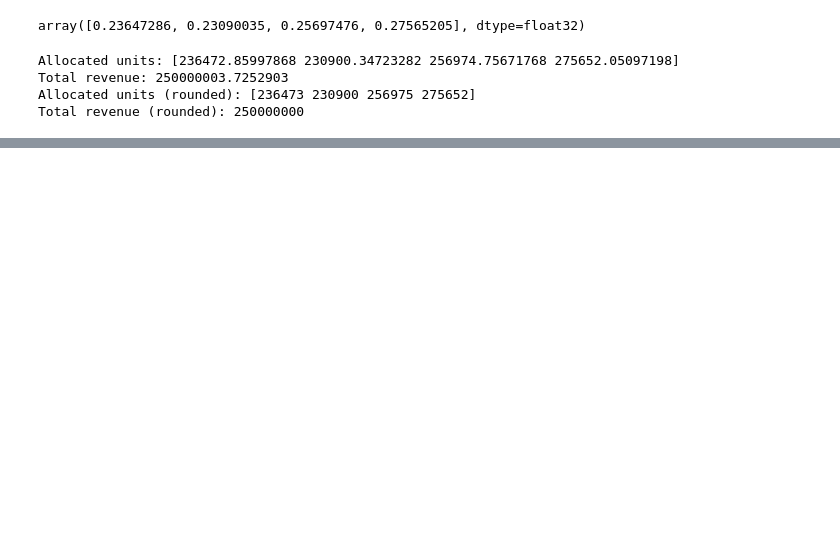
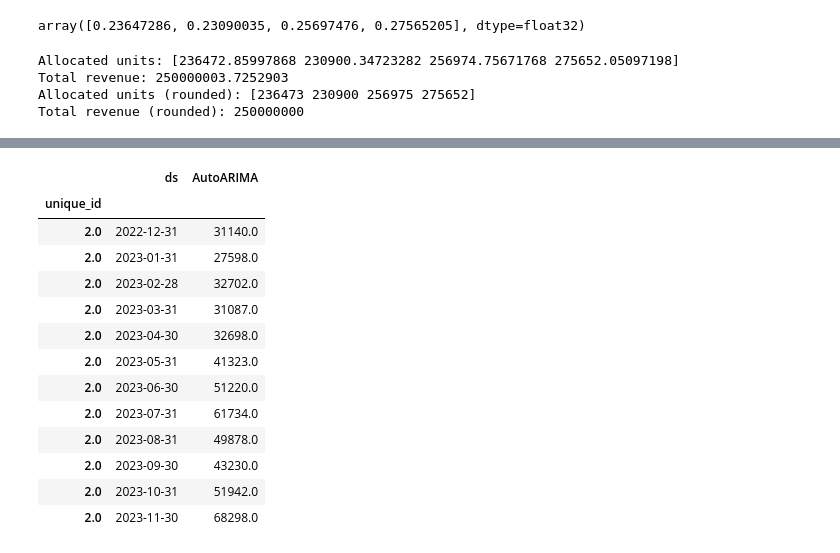
Before and after one commit to vamshi694/Apple_Case_Study, a Jupyter notebook: Scripts/Forecasting.ipynb, the cells around one changed output, grey strips where cells are left out. Saved outputs shown, nothing was run; the diff lists cells and outputs as text; code cells hidden in the pictures; blank space fills up the shorter version.

```diff
--- a/Scripts/Forecasting.ipynb
+++ b/Scripts/Forecasting.ipynb
@@ -402,0 +524,17 @@ Total revenue (rounded): 250000000
+# %%
+round(future_forecast[future_forecast.index==2][['ds','AutoARIMA']])
+# %% [output]
+|  | ds | AutoARIMA |
+| unique_id |  |  |
+| 2.0 | 2022-12-31 | 31140.0 |
+| 2.0 | 2023-01-31 | 27598.0 |
+| 2.0 | 2023-02-28 | 32702.0 |
+| 2.0 | 2023-03-31 | 31087.0 |
+| 2.0 | 2023-04-30 | 32698.0 |
+| 2.0 | 2023-05-31 | 41323.0 |
+| 2.0 | 2023-06-30 | 51220.0 |
+| 2.0 | 2023-07-31 | 61734.0 |
+| 2.0 | 2023-08-31 | 49878.0 |
+| 2.0 | 2023-09-30 | 43230.0 |
+| 2.0 | 2023-10-31 | 51942.0 |
+| 2.0 | 2023-11-30 | 68298.0 |
```
Also changed, not shown: parts of 6 cells of this notebook, 1 other file.
